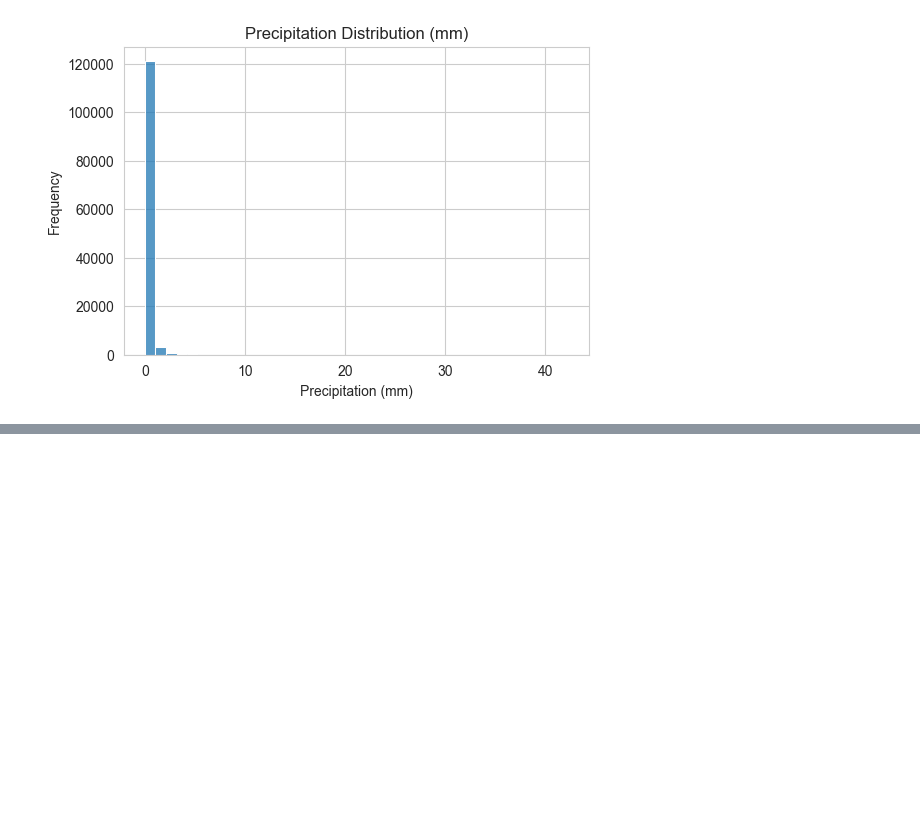
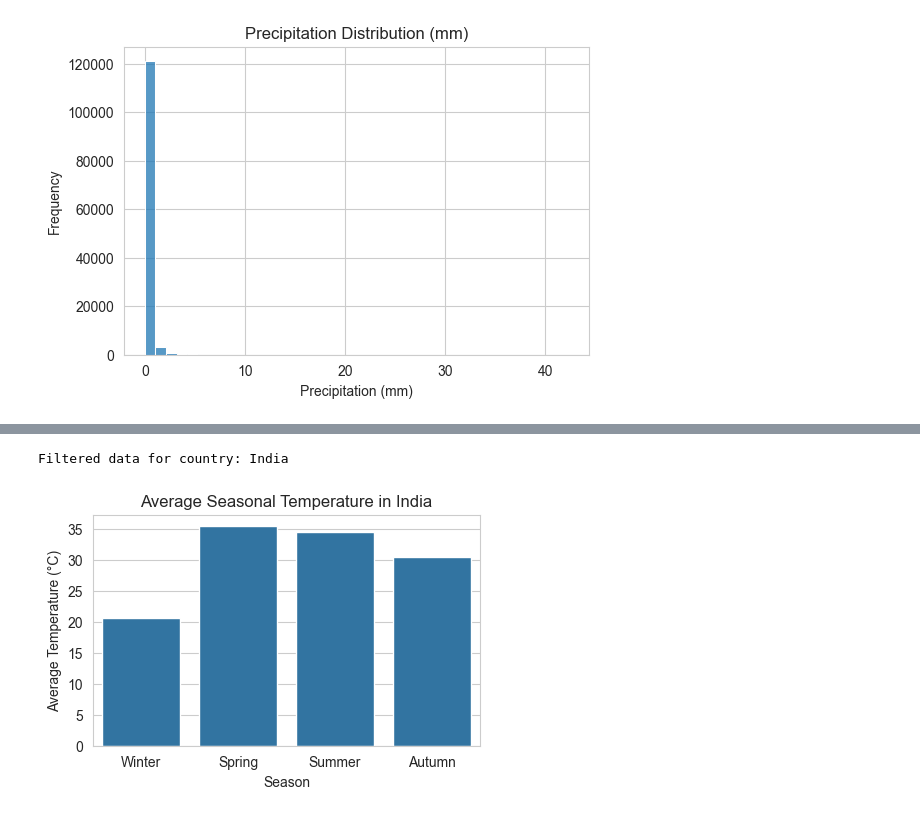
Before and after one commit to kerthana-M/ClimateScope, a Jupyter notebook: notebooks/01_data_preparation.ipynb, the cells around one changed output, grey strips where cells are left out. Drawn from its saved outputs; the diff is of its cells as text; code cells hidden in the pictures; blank space fills up the shorter version.

Commit message:
Add seasonal analysis and update Milestone 1 documentation

```diff
--- a/notebooks/01_data_preparation.ipynb
+++ b/notebooks/01_data_preparation.ipynb
@@ -156,3 +156,20 @@ plt.ylabel("Frequency")
 plt.show()
 # %% [output]
 [figure]
+# %%
+# Identify Seasons
+
+def get_season(month):
+    if month in [12, 1, 2]:
+        return "Winter"
+    elif month in [3, 4, 5]:
+        return "Spring"
+    elif month in [6, 7, 8]:
+        return "Summer"
+    else:
+        return "Autumn"
+
+df["season"] = df["month"].apply(get_season)
+
+print("Season column added")
+df[["year", "month", "season"]].head()
@@ -158,0 +185,31 @@ plt.show()
+# %%
+# Country-wise Seasonal Analysis
+# Select a country (change if needed)
+country_name = "India"
+country_df = df[df["country"] == country_name]
+
+print(f"Filtered data for country: {country_name}")
+# %% [output]
+Filtered data for country: India
+# %%
+# 9. Seasonal Temperature Visualization
+
+seasonal_temp = (
+    country_df.groupby("season")["temperature_celsius"]
+    .mean()
+    .reindex(["Winter", "Spring", "Summer", "Autumn"])
+    .reset_index()
+)
+
+plt.figure(figsize=(5, 3))
+sns.barplot(
+    data=seasonal_temp,
+    x="season",
+    y="temperature_celsius"
+)
+plt.title(f"Average Seasonal Temperature in {country_name}")
+plt.xlabel("Season")
+plt.ylabel("Average Temperature (°C)")
+plt.show()
+# %% [output]
+[figure, added]
```
Also changed, not shown: parts of 7 cells of this notebook, 4 other files.
